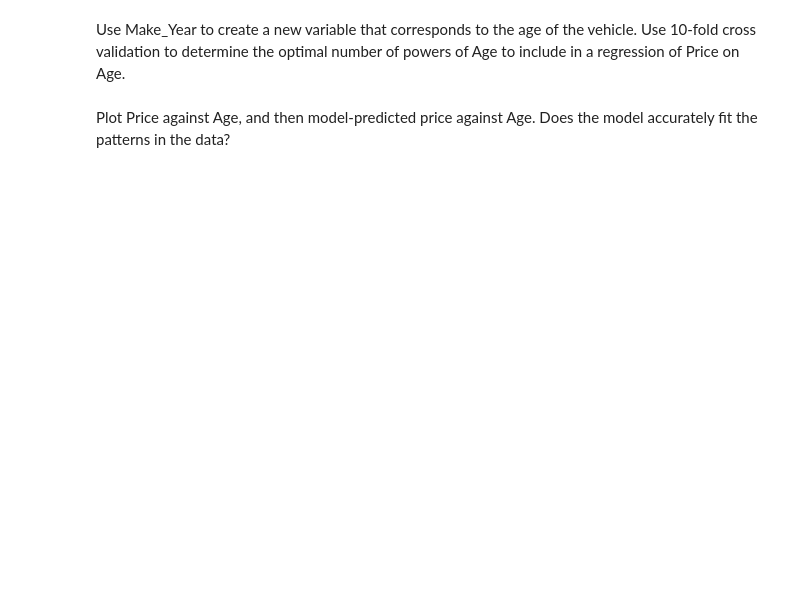
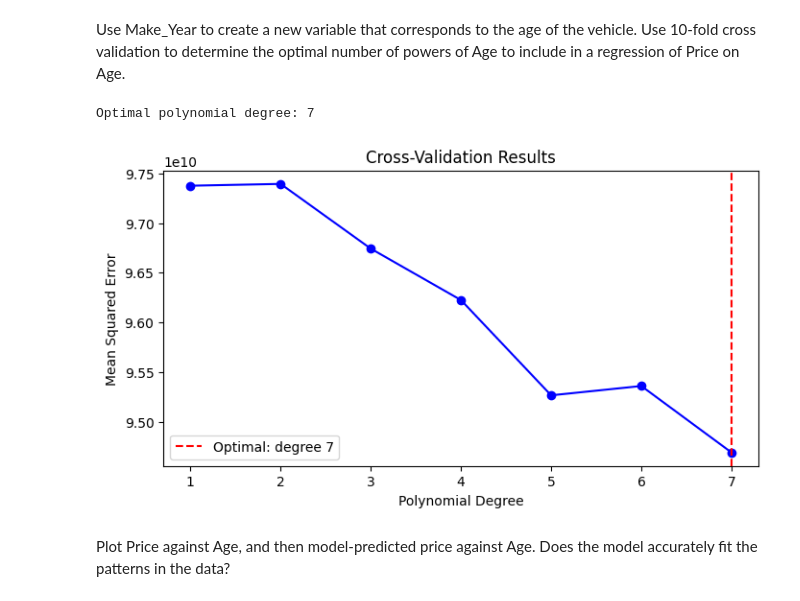
Before and after one commit to Elizabethav03/My_undergrad_ml_assignments, a Jupyter notebook: 03_assignment_linear_models.ipynb, the cells around one changed output. Drawn from its saved outputs; the diff is of its cells as text; code cells hidden in the pictures; blank space fills up the shorter version.

```diff
--- a/03_assignment_linear_models.ipynb
+++ b/03_assignment_linear_models.ipynb
@@ -385,4 +468,38 @@ Regress Price on Seating_Capacity. What's the slope coefficient? Interpret it. N
 # %% [markdown]
 Use Make_Year to create a new variable that corresponds to the age of the vehicle. Use 10-fold cross validation to determine the optimal number of powers of Age to include in a regression of Price on Age.
+# %%
+#Part Three
+# Creating the age variable
+current_year = 2025
+Cars['Age'] = current_year - Cars['Make_Year']
+
+# Making the 10-fold CV to find optimal polynomial degree
+kfold = KFold(n_splits=10, shuffle=True, random_state=42)
+degrees = range(1, 8)
+cv_scores = []
+
+from sklearn.preprocessing import PolynomialFeatures
+
+for degree in degrees:
+    poly = PolynomialFeatures(degree=degree, include_bias=False)
+    X_poly = poly.fit_transform(Cars[['Age']])
+    scores = cross_val_score(LinearRegression(), X_poly, y, cv=kfold, scoring='neg_mean_squared_error')
+    cv_scores.append(-scores.mean())
+
+optimal_degree = degrees[np.argmin(cv_scores)]
+print(f"\nOptimal polynomial degree: {optimal_degree}")
+
+# Plotting the CV results
+plt.figure(figsize=(8, 4))
+plt.plot(degrees, cv_scores, 'bo-')
+plt.xlabel('Polynomial Degree')
+plt.ylabel('Mean Squared Error')
+plt.title('Cross-Validation Results')
+plt.axvline(optimal_degree, color='r', linestyle='--', label=f'Optimal: degree {optimal_degree}')
+plt.legend()
+plt.show()
+# %% [output]
+Optimal polynomial degree: 7
+[figure, added]
 # %% [markdown]
 Plot Price against Age, and then model-predicted price against Age. Does the model accurately fit the patterns in the data?
```
Also changed, not shown: parts of 13 cells of this notebook.
